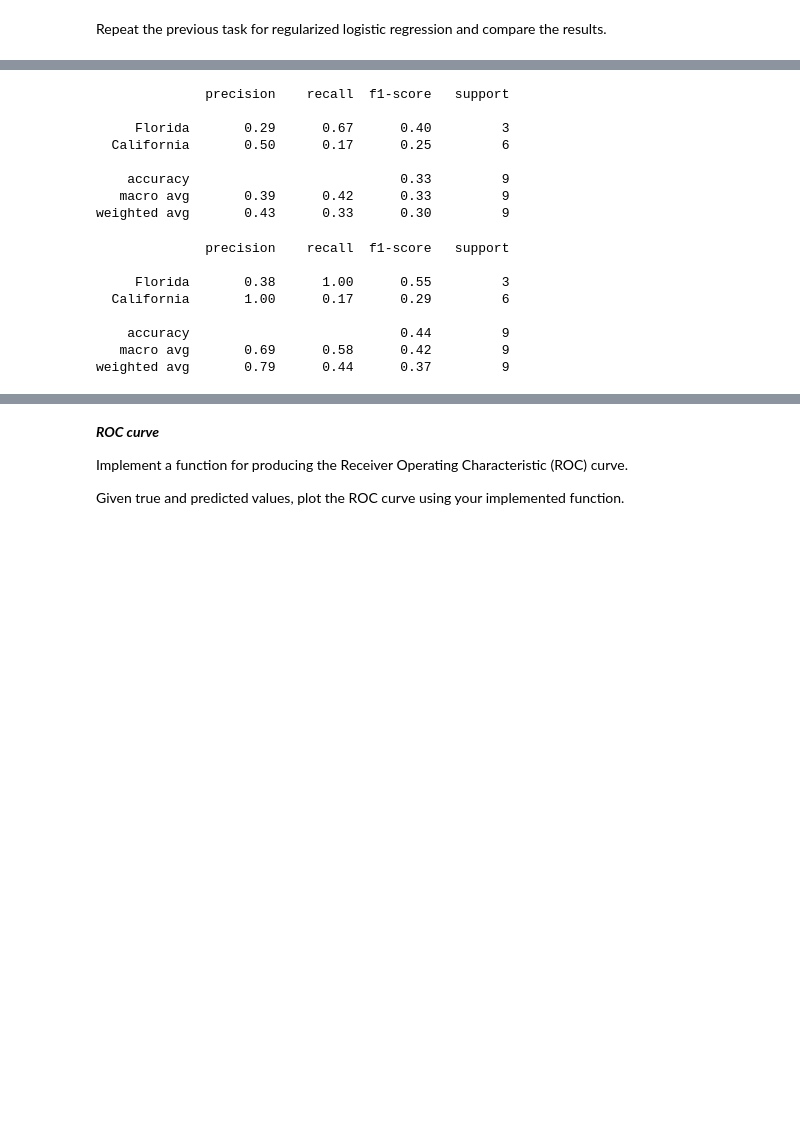
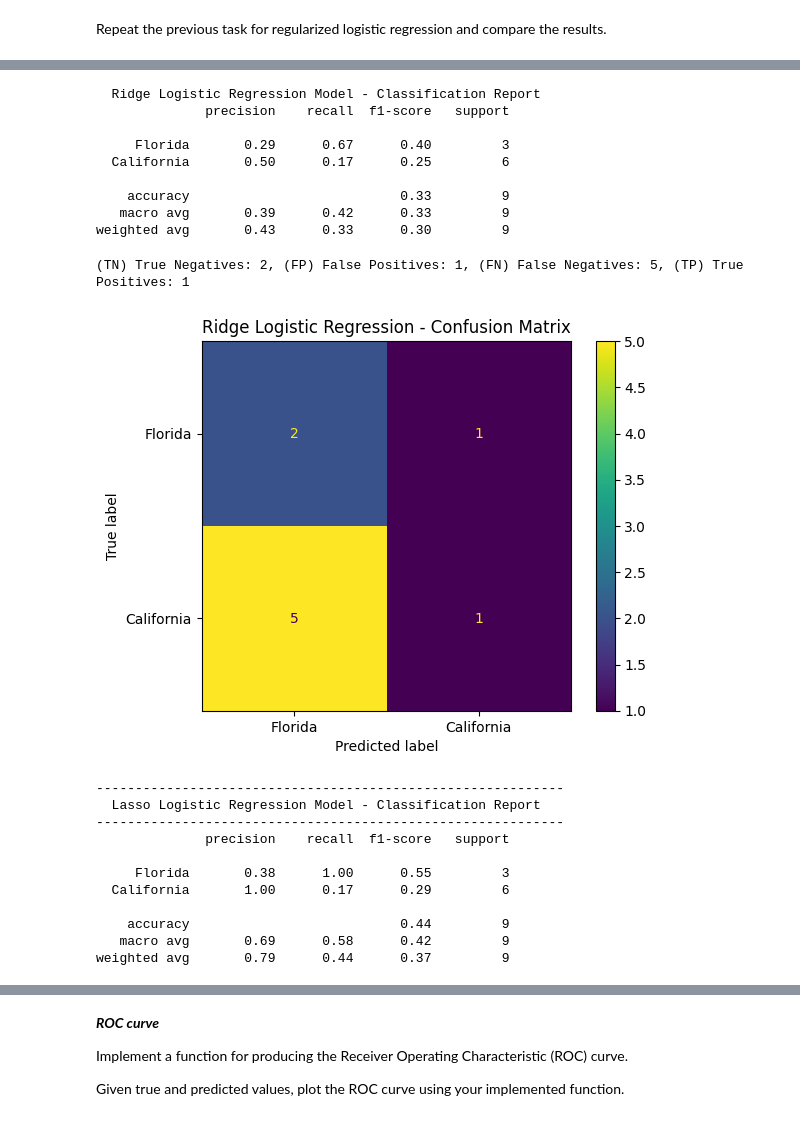
Before and after one commit to matteo-orsi/ML, a Jupyter notebook: challenges/challenge-00/challenge-00.ipynb, the cells around one changed output, grey strips where cells are left out. Drawn from its saved outputs; the diff is of its cells as text; code cells hidden in the pictures; blank space fills up the shorter version.

```diff
--- a/challenges/challenge-00/challenge-00.ipynb
+++ b/challenges/challenge-00/challenge-00.ipynb
@@ -593,8 +625,10 @@ weighted avg       0.40      0.33      0.35         9
 # Model assessment: Ridge Logistic Regression
 W_ridge, L_ridge = GDRidgeLogistic(X_train_bias, y_train, iter, gamma, lam)
 y_pred_ridge = (sigmoidM(X_test_bias, W_ridge[:, -1]) >= 0.5).astype(int)
+print(f"{'Ridge Logistic Regression Model - Classification Report':^60}")
 print(classification_report(y_true, y_pred_ridge, target_names = target_names))
 # %% [output]
+  Ridge Logistic Regression Model - Classification Report
               precision    recall  f1-score   support
 
      Florida       0.29      0.67      0.40         3
@@ -603,12 +637,40 @@ print(classification_report(y_true, y_pred_ridge, target_names = target_names))
     accuracy                           0.33         9
    macro avg       0.39      0.42      0.33         9
 weighted avg       0.43      0.33      0.30         9
+# %%
+# Creating a confusion matrix to visualize the performance of the Ridge Logistic Regression model:
+# • the rows (y-axis) represent the true labels, that are the actual classes the outcomes should have been;
+# • the columns (x-axis) represent the predicted labels, that are the classes predicted by the model.
+Ridge_CM = confusion_matrix(y_test, y_pred_ridge)
+Ridge_CM_display = ConfusionMatrixDisplay(confusion_matrix = Ridge_CM, display_labels = ["Florida", "California"])
+
+# Getting the confusion matrix components in the correct order.
+# According to the previous operations on the final dataset, the assignments are
+# (negative = Florida = 0) and (positive = California = 1).
+tn_ridge, fp_ridge, fn_ridge, tp_ridge = confusion_matrix(y_test, y_pred_ridge).ravel()
+print("(TN) True Negatives: %d, (FP) False Positives: %d, (FN) False Negatives: %d, (TP) True Positives: %d" % (tn_ridge, fp_ridge, fn_ridge, tp_ridge))
+
+# Plotting the confusion matrix
+Ridge_CM_display.plot()
+plt.title('Ridge Logistic Regression - Confusion Matrix')
+plt.ylabel('True label')
+plt.xlabel('Predicted label')
+plt.show()
+# %% [output]
+(TN) True Negatives: 2, (FP) False Positives: 1, (FN) False Negatives: 5, (TP) True Positives: 1
+[figure, added]
 # %%
 # Model assessment: Lasso Logistic Regression
 W_lasso, L_lasso = GDLassoLogistic(X_train_bias, y_train, iter, gamma, lam)
 y_pred_lasso = (sigmoidM(X_test_bias, W_lasso[:, -1]) >= 0.5).astype(int)
+print("-" * 60)
+print(f"{'Lasso Logistic Regression Model - Classification Report':^60}")
+print("-" * 60)
 print(classification_report(y_true, y_pred_lasso, target_names = target_names))
 # %% [output]
+------------------------------------------------------------
+  Lasso Logistic Regression Model - Classification Report
+------------------------------------------------------------
               precision    recall  f1-score   support
 
      Florida       0.38      1.00      0.55         3
```
Also changed, not shown: parts of 13 cells of this notebook.
